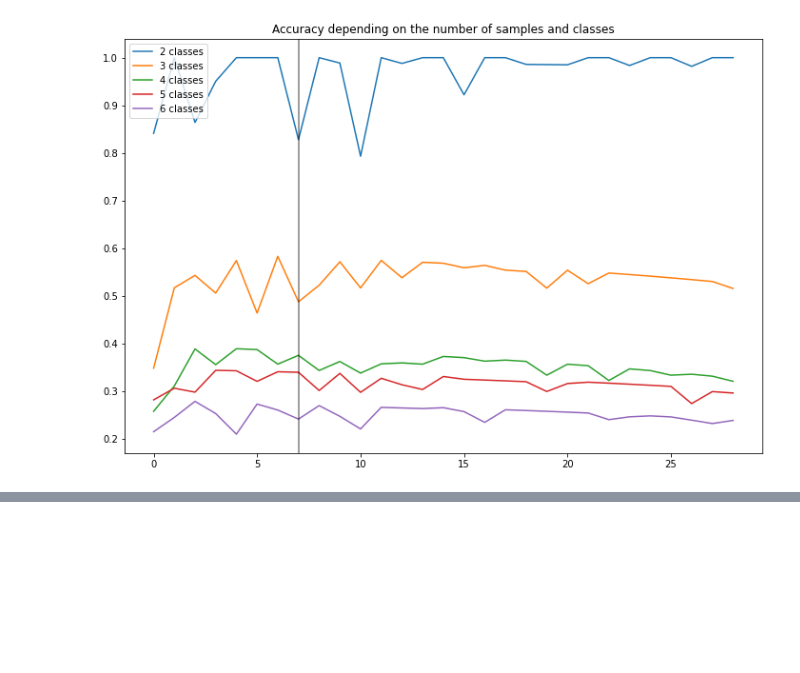
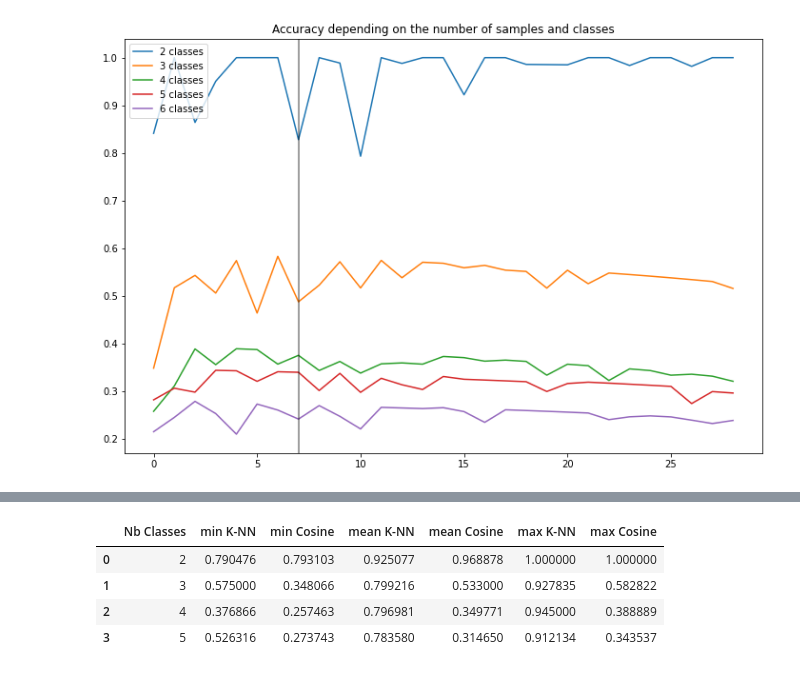
Before and after one commit to ahelii16/SmartEmailTracker, a Jupyter notebook: Word2vec_KNN_model.ipynb, the cells around one changed output, grey strips where cells are left out. Cells and saved outputs as stored; diff of their text form; code cells hidden in the pictures; blank space fills up the shorter version.

```diff
--- a/Word2vec_KNN_model.ipynb
+++ b/Word2vec_KNN_model.ipynb
@@ -244,0 +293,36 @@ plt.show()
+# %%
+df_results = pd.DataFrame({
+    'Nb Classes':[2,3,4,5],
+    'min K-NN':[min(all_accuracy_knn[2]),
+        min(all_accuracy_knn[3]),
+        min(all_accuracy_knn[4]),
+        min(all_accuracy_knn[5])],
+    'min Cosine':[min(all_accuracy[2]),
+        min(all_accuracy[3]),
+        min(all_accuracy[4]),
+        min(all_accuracy[5])],
+    'mean K-NN':[np.mean(all_accuracy_knn[2]),
+        np.mean(all_accuracy_knn[3]),
+        np.mean(all_accuracy_knn[4]),
+        np.mean(all_accuracy_knn[5])],
+    'mean Cosine':[np.mean(all_accuracy[2]),
+        np.mean(all_accuracy[3]),
+        np.mean(all_accuracy[4]),
+        np.mean(all_accuracy[5])],
+    'max K-NN':[max(all_accuracy_knn[2]),
+        max(all_accuracy_knn[3]),
+        max(all_accuracy_knn[4]),
+        max(all_accuracy_knn[5])],
+    'max Cosine':[max(all_accuracy[2]),
+        max(all_accuracy[3]),
+        max(all_accuracy[4]),
+        max(all_accuracy[5])]
+    })
+# %%
+df_results
+# %% [output]
+|  | Nb Classes | min K-NN | min Cosine | mean K-NN | mean Cosine | max K-NN | max Cosine |
+| 0 | 2 | 0.790476 | 0.793103 | 0.925077 | 0.968878 | 1.000000 | 1.000000 |
+| 1 | 3 | 0.575000 | 0.348066 | 0.799216 | 0.533000 | 0.927835 | 0.582822 |
+| 2 | 4 | 0.376866 | 0.257463 | 0.796981 | 0.349771 | 0.945000 | 0.388889 |
+| 3 | 5 | 0.526316 | 0.273743 | 0.783580 | 0.314650 | 0.912134 | 0.343537 |
```
Also changed, not shown: parts of 5 cells of this notebook.
